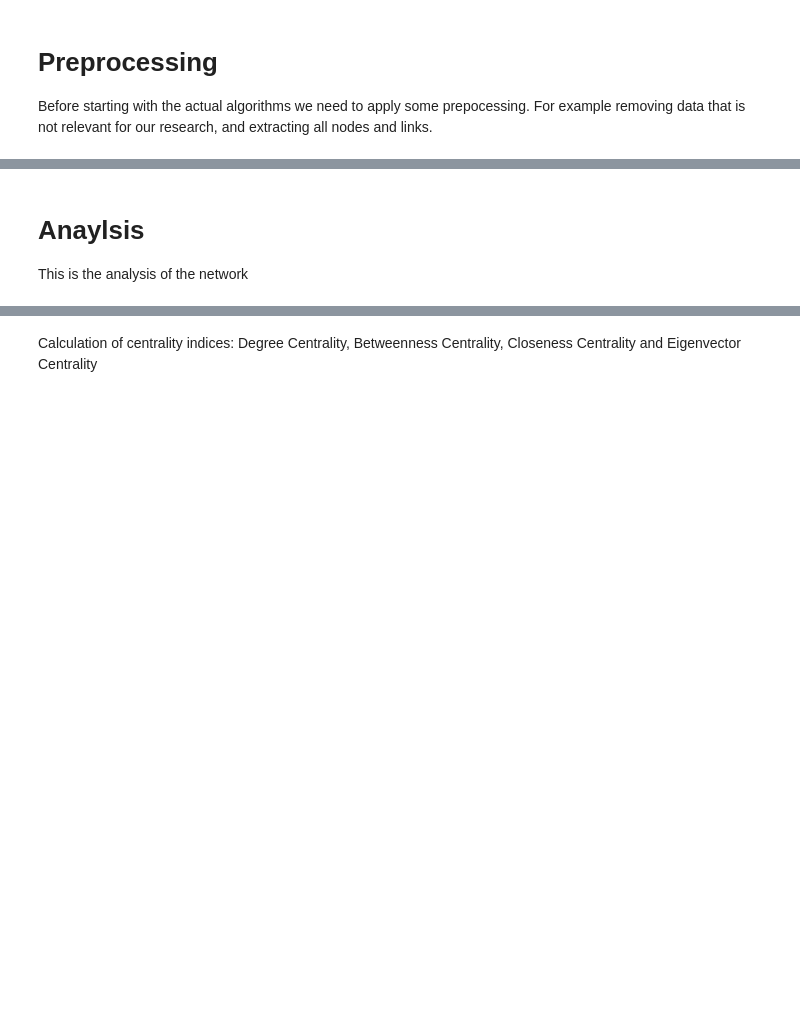
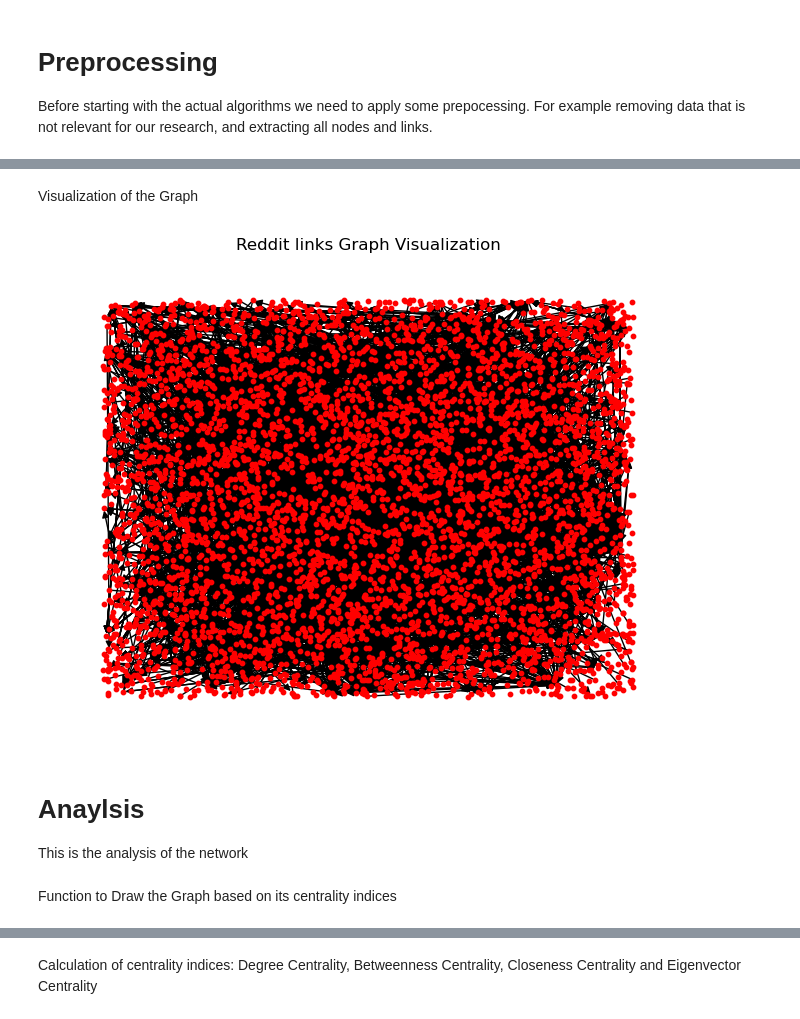
Before and after one commit to MartenM/reddit_analytics, a Jupyter notebook: main.ipynb, the cells around one changed output, grey strips where cells are left out. Saved outputs shown, nothing was run; the diff lists cells and outputs as text; code cells hidden in the pictures; blank space fills up the shorter version.

Commit message:
Graphs for Centrality indices

```diff
--- a/main.ipynb
+++ b/main.ipynb
@@ -69,3 +79,23 @@ for index, edge in data.iterrows():
+# %% [markdown]
+Visualization of the Graph
+# %%
+# Sample 2000 nodes for faster computation
+all_nodes = list(mGraph.nodes())
+
+# Randomly select nodes from the list
+random_nodes = random.sample(all_nodes, 5000)
+subgraph = mGraph.subgraph(random_nodes)
+# Draw layout of the subgraph
+layout = nx.random_layout(subgraph)
+
+# Draw the graph
+nx.draw(subgraph, pos=layout, with_labels=False, node_size=10, node_color='red')
+plt.title("Reddit links Graph Visualization")
+plt.show()
+# %% [output]
+[figure, added]
 # %% [markdown]
 # Anaylsis
 This is the analysis of the network
+# %% [markdown]
+Function to Draw the Graph based on its centrality indices
```
Also changed, not shown: parts of 15 cells of this notebook.
